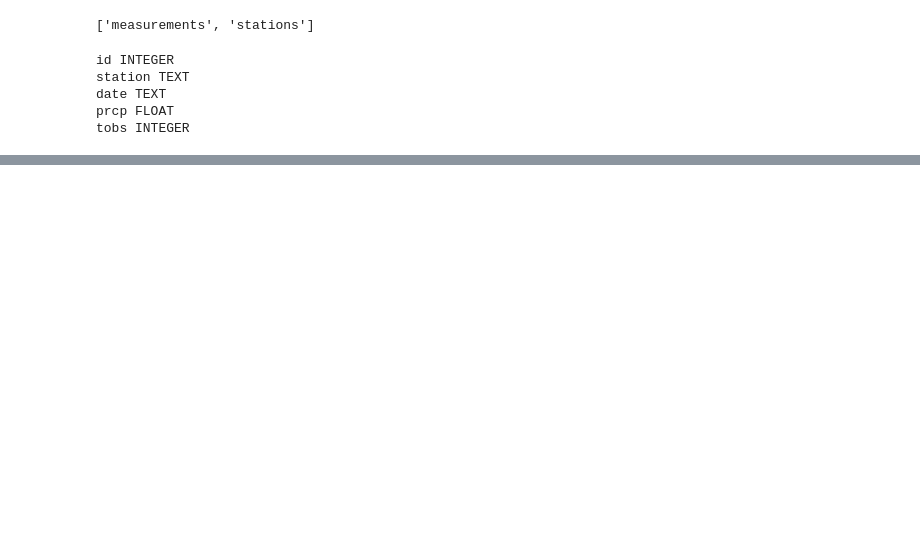
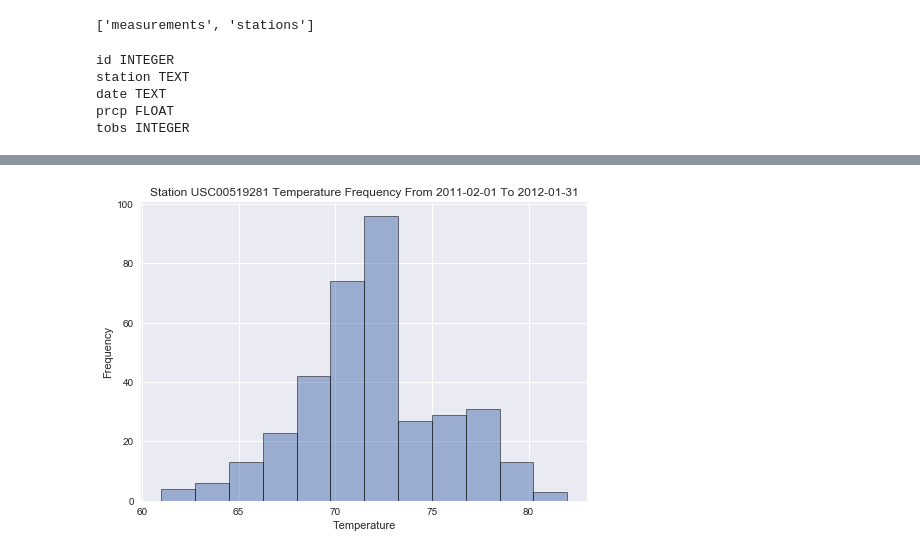
Before and after one commit to shanegela/DataAnalytics, a Jupyter notebook: HawaiiSurfAnalysis/climate_analysis.ipynb, the cells around one changed output, grey strips where cells are left out. Drawn from its saved outputs; the diff is of its cells as text; code cells hidden in the pictures; blank space fills up the shorter version.

```diff
--- a/HawaiiSurfAnalysis/climate_analysis.ipynb
+++ b/HawaiiSurfAnalysis/climate_analysis.ipynb
@@ -66,0 +137,5 @@ session.query(Measurements.station, Measurements.date, Measurements.prcp, Measur
+# %%
+max_station = 'USC00519281'
+station = df[(df.station == max_station) & (df.date >= '2011-02-01') & (df.date <= '2012-01-31') ].groupby(['date']).sum()
+station.sort_index()
+station.head()
@@ -66,0 +150,10 @@ session.query(Measurements.station, Measurements.date, Measurements.prcp, Measur
+# %%
+plt.hist(station.tobs, bins=12, alpha=0.5, edgecolor='black', linewidth='1')
+plt.title("Station " + max_station + " Temperature Frequency From " + station.index[0] + " To " + station.index[-1])
+plt.xlabel("Temperature")
+plt.ylabel("Frequency")
+sns.set()
+plt.savefig('temperature.png')
+plt.show()
+# %% [output]
+[figure, added]
```
Also changed, not shown: parts of 18 cells of this notebook, 12 other files.
